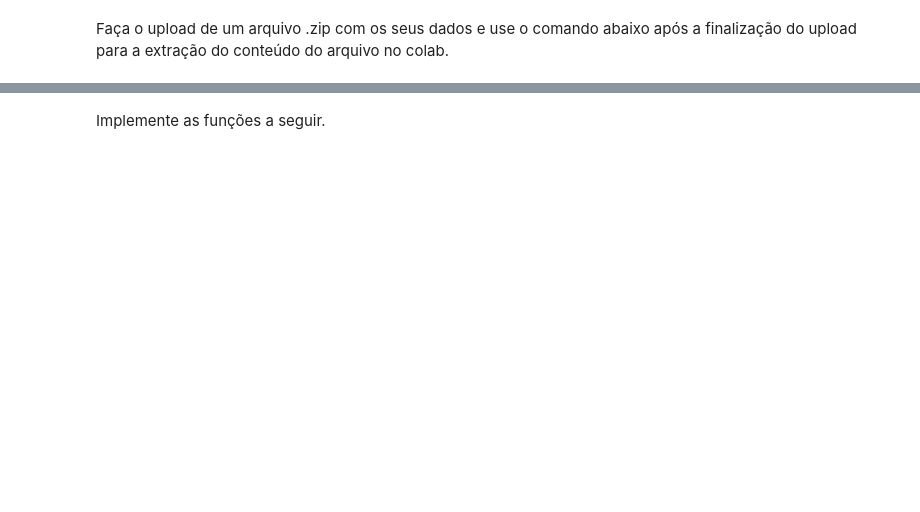
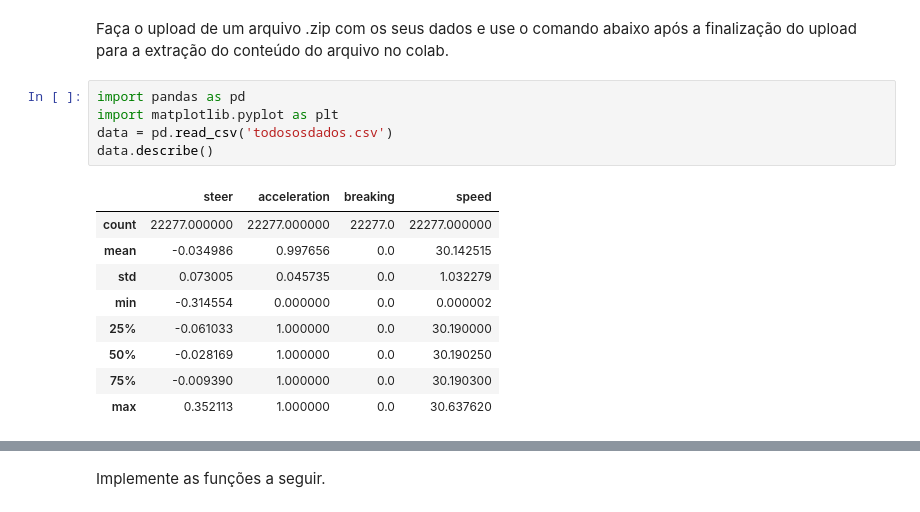
Before and after one commit to LisandraMoura/behavior-cloning, a Jupyter notebook: 4_training_model_test.ipynb, the cells around one changed output, grey strips where cells are left out. Drawn from its saved outputs; the diff is of its cells as text; blank space fills up the shorter version.

```diff
--- a/4_training_model_test.ipynb
+++ b/4_training_model_test.ipynb
@@ -1,2 +1,17 @@
 # %% [markdown]
 Faça o upload de um arquivo .zip com os seus dados e use o comando abaixo após a finalização do upload para a extração do conteúdo do arquivo no colab.
+# %%
+import pandas as pd
+import matplotlib.pyplot as plt
+data = pd.read_csv('todososdados.csv')
+data.describe()
+# %% [output]
+|  | steer | acceleration | breaking | speed |
+| count | 22277.000000 | 22277.000000 | 22277.0 | 22277.000000 |
+| mean | -0.034986 | 0.997656 | 0.0 | 30.142515 |
+| std | 0.073005 | 0.045735 | 0.0 | 1.032279 |
+| min | -0.314554 | 0.000000 | 0.0 | 0.000002 |
+| 25% | -0.061033 | 1.000000 | 0.0 | 30.190000 |
+| 50% | -0.028169 | 1.000000 | 0.0 | 30.190250 |
+| 75% | -0.009390 | 1.000000 | 0.0 | 30.190300 |
+| max | 0.352113 | 1.000000 | 0.0 | 30.637620 |
```
Also changed, not shown: parts of 9 cells of this notebook, 11 other files.
